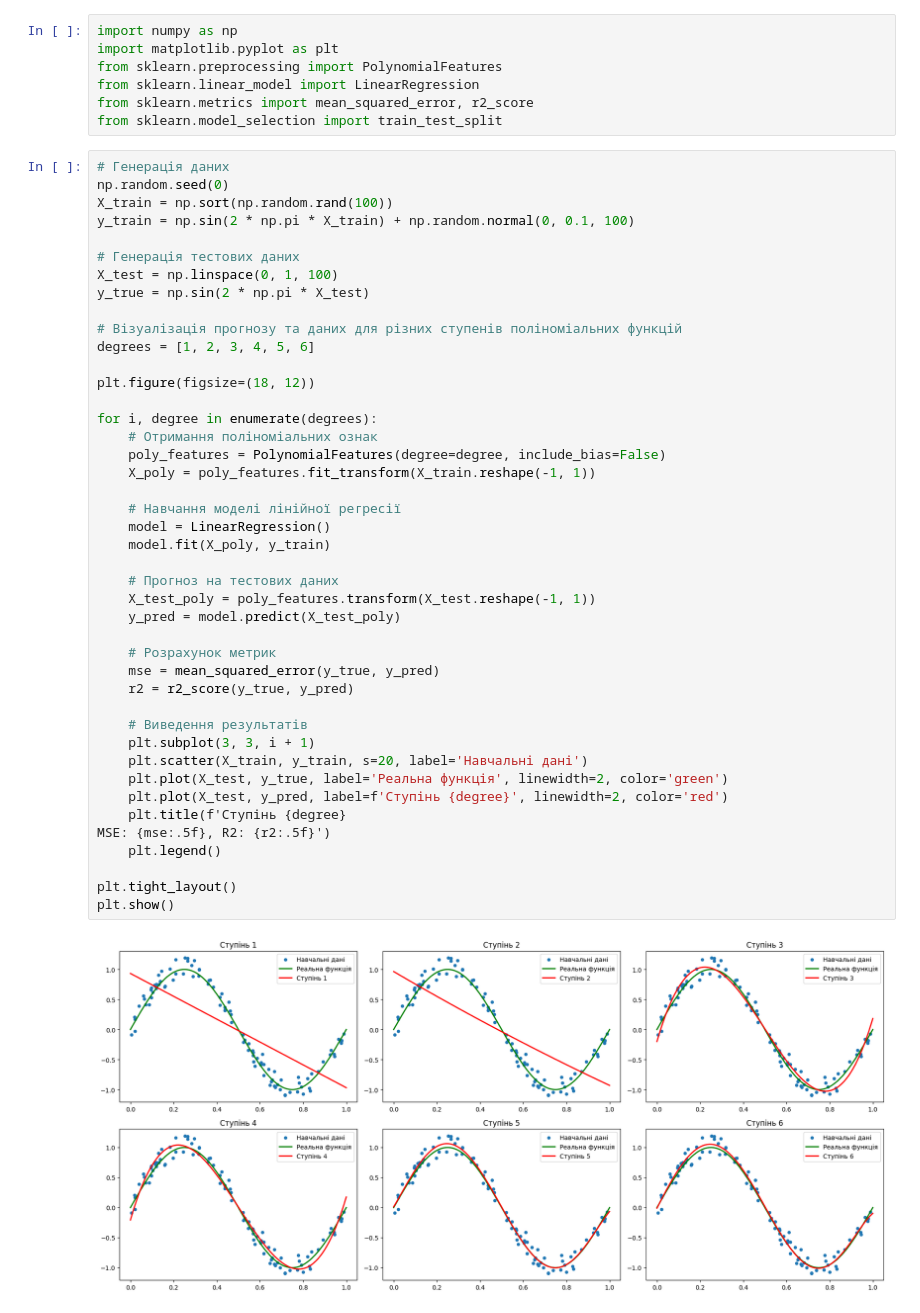
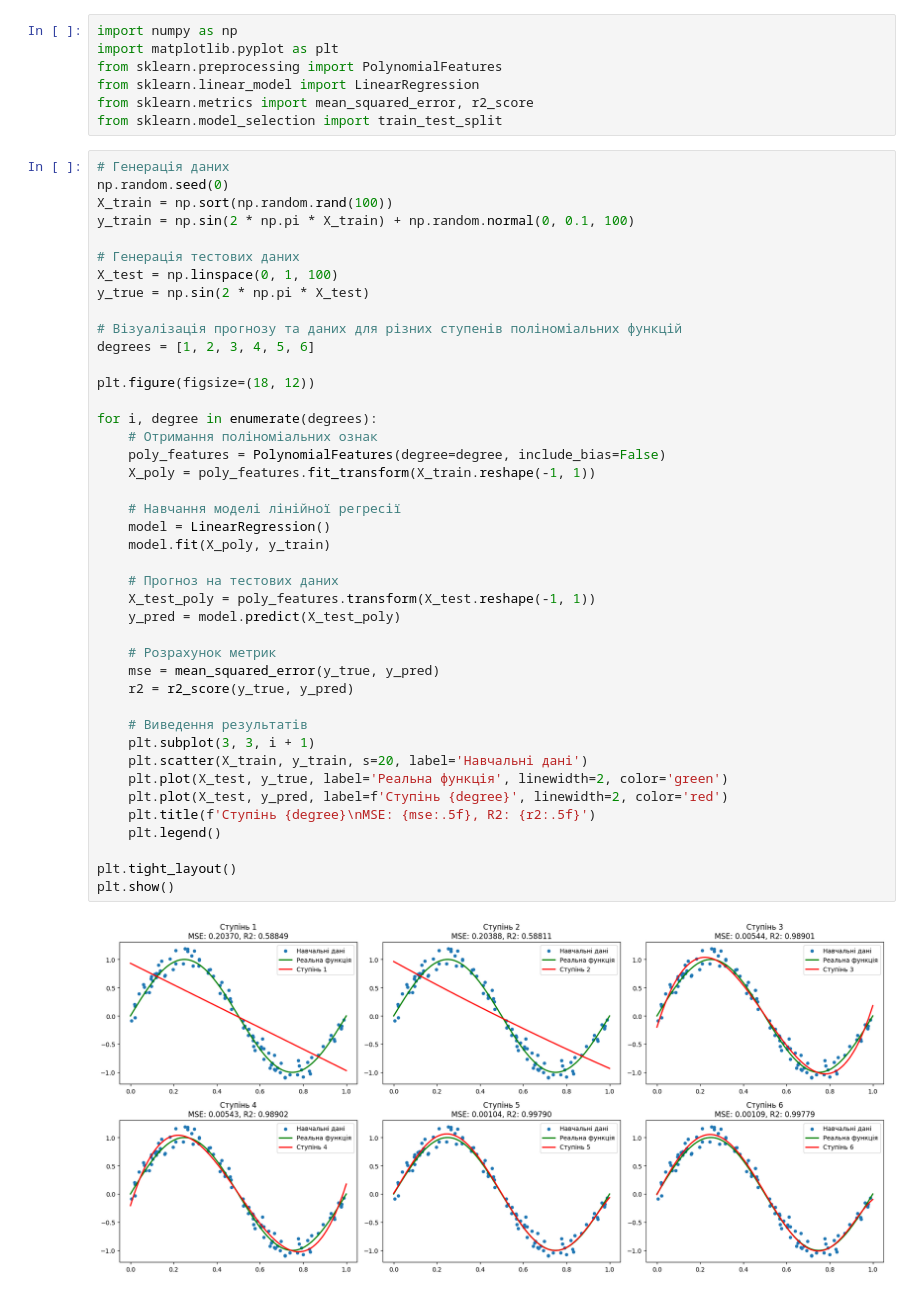
Before and after one commit to Todmount/DICT_Machine_Learning_Basics_Todmount, a Jupyter notebook: Task_10.ipynb, the cells around one changed output. Saved outputs shown, nothing was run; the diff lists cells and outputs as text.

```diff
--- a/Task_10.ipynb
+++ b/Task_10.ipynb
@@ -25,33 +25,32 @@ degrees = [1, 2, 3, 4, 5, 6]
 
 plt.figure(figsize=(18, 12))
 
 for i, degree in enumerate(degrees):
     # Отримання поліноміальних ознак
     poly_features = PolynomialFeatures(degree=degree, include_bias=False)
     X_poly = poly_features.fit_transform(X_train.reshape(-1, 1))
 
     # Навчання моделі лінійної регресії
     model = LinearRegression()
     model.fit(X_poly, y_train)
 
     # Прогноз на тестових даних
     X_test_poly = poly_features.transform(X_test.reshape(-1, 1))
     y_pred = model.predict(X_test_poly)
 
     # Розрахунок метрик
     mse = mean_squared_error(y_true, y_pred)
     r2 = r2_score(y_true, y_pred)
 
     # Виведення результатів
     plt.subplot(3, 3, i + 1)
     plt.scatter(X_train, y_train, s=20, label='Навчальні дані')
     plt.plot(X_test, y_true, label='Реальна функція', linewidth=2, color='green')
     plt.plot(X_test, y_pred, label=f'Ступінь {degree}', linewidth=2, color='red')
-    plt.title(f'Ступінь {degree}
-MSE: {mse:.5f}, R2: {r2:.5f}')
+    plt.title(f'Ступінь {degree}\nMSE: {mse:.5f}, R2: {r2:.5f}')
     plt.legend()
 
 plt.tight_layout()
 plt.show()
 # %% [output]
-[figure, old version]
+[figure, new version]
```
Also changed, not shown: parts of 1 cell of this notebook.
